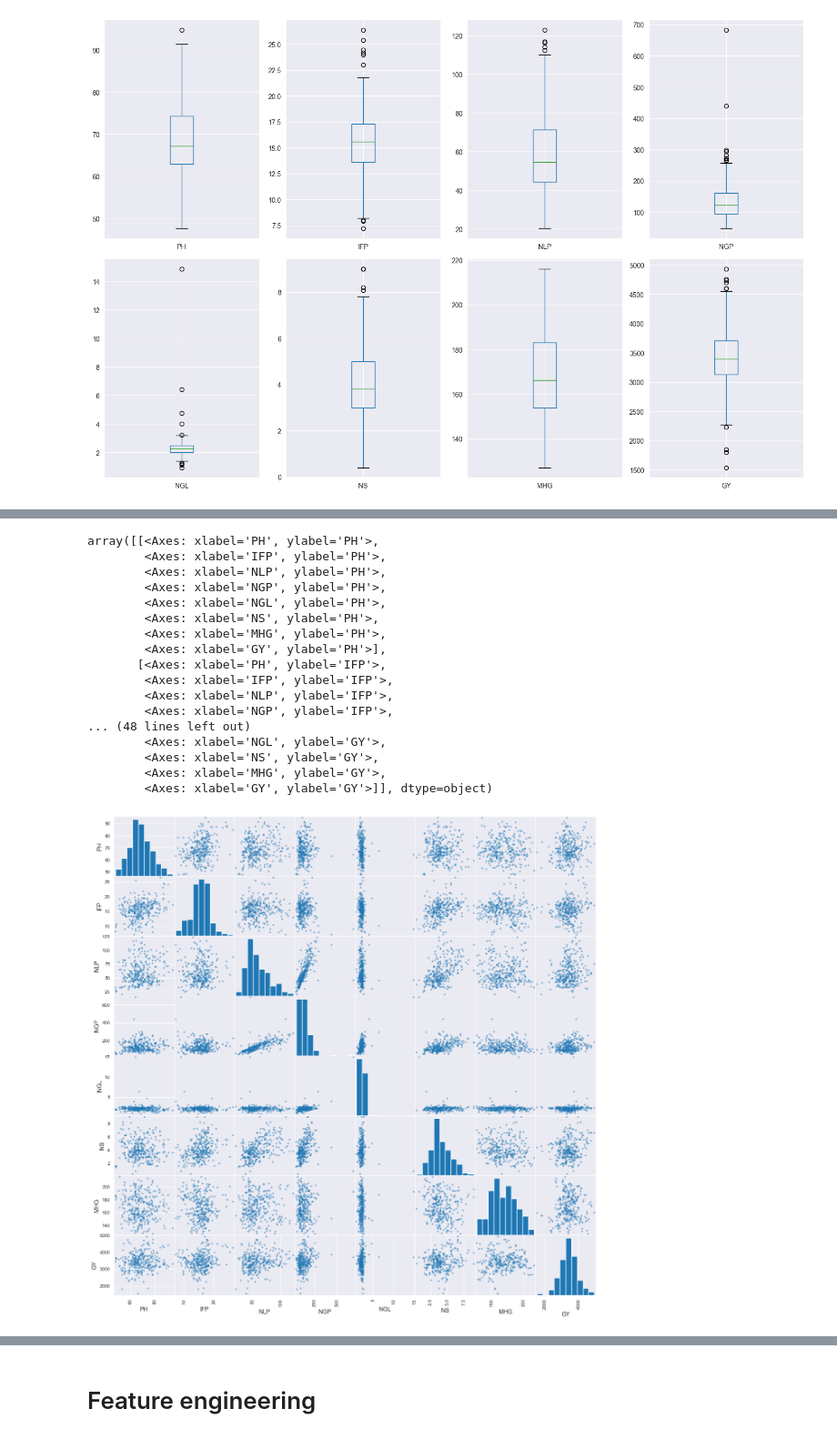
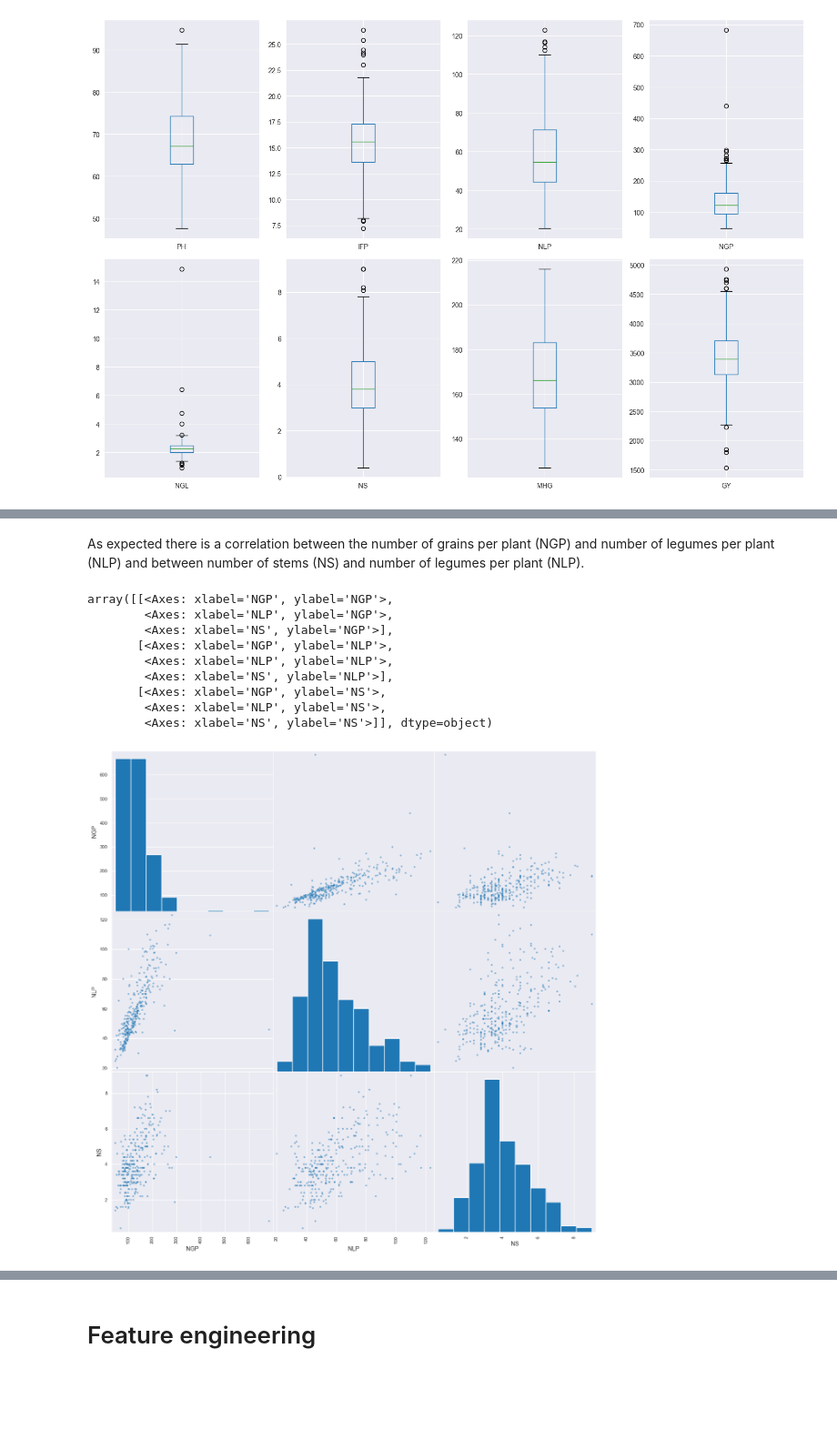
Before and after one commit to cata1212112/SoybeanCultivars, a Jupyter notebook: main.ipynb, the cells around one changed output, grey strips where cells are left out. Shown at 91% size. Cells and saved outputs as stored; diff of their text form; code cells hidden in the pictures; blank space fills up the shorter version.

```diff
--- a/main.ipynb
+++ b/main.ipynb
@@ -107,21 +163,15 @@ season2 = data[data.Season == 2]
+# %% [markdown]
+As expected there is a correlation between the number of grains per plant (NGP) and number of legumes per plant (NLP) and between number of stems (NS) and number of legumes per plant (NLP).
 # %%
-scatter_matrix(data[float_cols], figsize=(15,15))
+scatter_matrix(data[["NGP", "NLP", "NS"]], figsize=(15,15))
 # %% [output]
-array([[<Axes: xlabel='PH', ylabel='PH'>,
-        <Axes: xlabel='IFP', ylabel='PH'>,
-        <Axes: xlabel='NLP', ylabel='PH'>,
-        <Axes: xlabel='NGP', ylabel='PH'>,
-        <Axes: xlabel='NGL', ylabel='PH'>,
-        <Axes: xlabel='NS', ylabel='PH'>,
-        <Axes: xlabel='MHG', ylabel='PH'>,
-        <Axes: xlabel='GY', ylabel='PH'>],
-       [<Axes: xlabel='PH', ylabel='IFP'>,
-        <Axes: xlabel='IFP', ylabel='IFP'>,
-        <Axes: xlabel='NLP', ylabel='IFP'>,
-        <Axes: xlabel='NGP', ylabel='IFP'>,
-... (48 lines left out)
-        <Axes: xlabel='NGL', ylabel='GY'>,
-        <Axes: xlabel='NS', ylabel='GY'>,
-        <Axes: xlabel='MHG', ylabel='GY'>,
-        <Axes: xlabel='GY', ylabel='GY'>]], dtype=object)
+array([[<Axes: xlabel='NGP', ylabel='NGP'>,
+        <Axes: xlabel='NLP', ylabel='NGP'>,
+        <Axes: xlabel='NS', ylabel='NGP'>],
+       [<Axes: xlabel='NGP', ylabel='NLP'>,
+        <Axes: xlabel='NLP', ylabel='NLP'>,
+        <Axes: xlabel='NS', ylabel='NLP'>],
+       [<Axes: xlabel='NGP', ylabel='NS'>,
+        <Axes: xlabel='NLP', ylabel='NS'>,
+        <Axes: xlabel='NS', ylabel='NS'>]], dtype=object)
-[figure, old version]
+[figure, new version]
```
Also changed, not shown: parts of 28 cells of this notebook, 1 other file.
